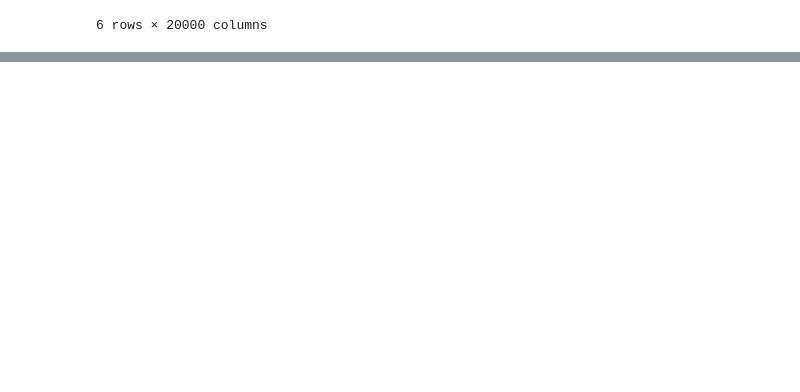
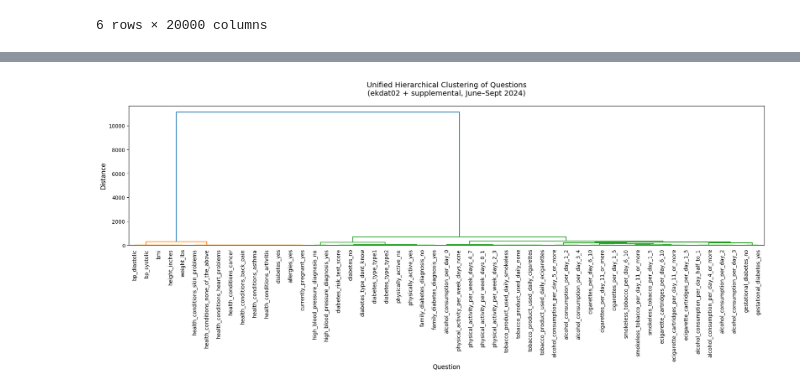
Before and after one commit to chroniq-lab/kiosk_user_patterns, a Jupyter notebook: data/kupdat02_summaries of variables.ipynb, the cells around one changed output, grey strips where cells are left out. Drawn from its saved outputs; the diff is of its cells as text; code cells hidden in the pictures; blank space fills up the shorter version.

```diff
--- a/data/kupdat02_summaries of variables.ipynb
+++ b/data/kupdat02_summaries of variables.ipynb
@@ -423,7 +303,69 @@ Step 6: Creating dendrogram...
 # %%
 # Use the dataset created for hierarchical clustering of ekdat02 (wide) and ekdat02_supplemental (wide)
 
 # Use full join to merge them such that all observations in either will be present
 
 
 # ID - session ID - date - var 1 - var 2...
+# === Unified Hierarchical Clustering: ekdat02 + ekdat02_supplemental (June–Sept 2024) ===
+
+import pyarrow.dataset as ds
+import pandas as pd
+import matplotlib.pyplot as plt
+from scipy.cluster.hierarchy import linkage, dendrogram
+
+# --- Step 1: Binary presence matrix for ekdat02 ---
+ekdat02_columns = [
+    "session_id_mask", "session_received_utc",
+    "height_inches", "weight_lbs", "bmi", "bp_systolic", "bp_diastolic"
+]
+
+ekdat02_scanner = ekdat02_dataset.scanner(columns=ekdat02_columns)
+ekdat02_batches = []
+for batch in ekdat02_scanner.to_batches():
+    df = batch.to_pandas()
+    df["session_received_utc"] = pd.to_datetime(df["session_received_utc"], errors="coerce")
+    mask = (df["session_received_utc"] >= "2024-06-01") & (df["session_received_utc"] <= "2024-09-30")
+    df = df[mask]
+    ekdat02_batches.append(df)
+
+ekdat02_df = pd.concat(ekdat02_batches, ignore_index=True)
+ekdat02_wide = ekdat02_df.set_index("session_id_mask")[ekdat02_columns[2:]]
+ekdat02_wide = ekdat02_wide.notna().astype(int)
+
+# --- Step 2: Binary presence matrix for ekdat02_supplemental ---
+supp_scanner = ekdat02_supplemental_dataset.scanner(columns=["session_id_mask", "data_label_name", "value", "date_time"])
+supp_batches = []
+for batch in supp_scanner.to_batches():
+    df = batch.to_pandas()
+    df["date_time"] = pd.to_datetime(df["date_time"], errors="coerce")
+    mask = (df["date_time"] >= "2024-06-01") & (df["date_time"] <= "2024-09-30")
+    df = df[mask]
+    supp_batches.append(df)
+
+supp_df = pd.concat(supp_batches, ignore_index=True)
+supp_df = supp_df.dropna(subset=["data_label_name", "value"])
+
+ekdat02_supplemental_wide = supp_df.pivot_table(
+    index="session_id_mask",
+    columns="data_label_name",
+    values="value",
+    aggfunc="first"
+).notna().astype(int)
+
+# --- Step 3: Full outer join on session_id_mask ---
+combined = ekdat02_wide.join(ekdat02_supplemental_wide, how="outer").fillna(0).astype(int)
+
+# --- Step 4: Transpose for clustering and generate dendrogram ---
+X_t = combined.T
+Z = linkage(X_t, method="ward")
+
+plt.figure(figsize=(18, 8))
+dendrogram(Z, labels=X_t.index, leaf_rotation=90, leaf_font_size=10)
+plt.title("Unified Hierarchical Clustering of Questions\n(ekdat02 + supplemental, June–Sept 2024)", fontsize=14, pad=20)
+plt.xlabel("Question", fontsize=12)
+plt.ylabel("Distance", fontsize=12)
+plt.tight_layout()
+plt.show()
+# %% [output]
+[figure, added]
```
Also changed, not shown: parts of 5 cells of this notebook.
